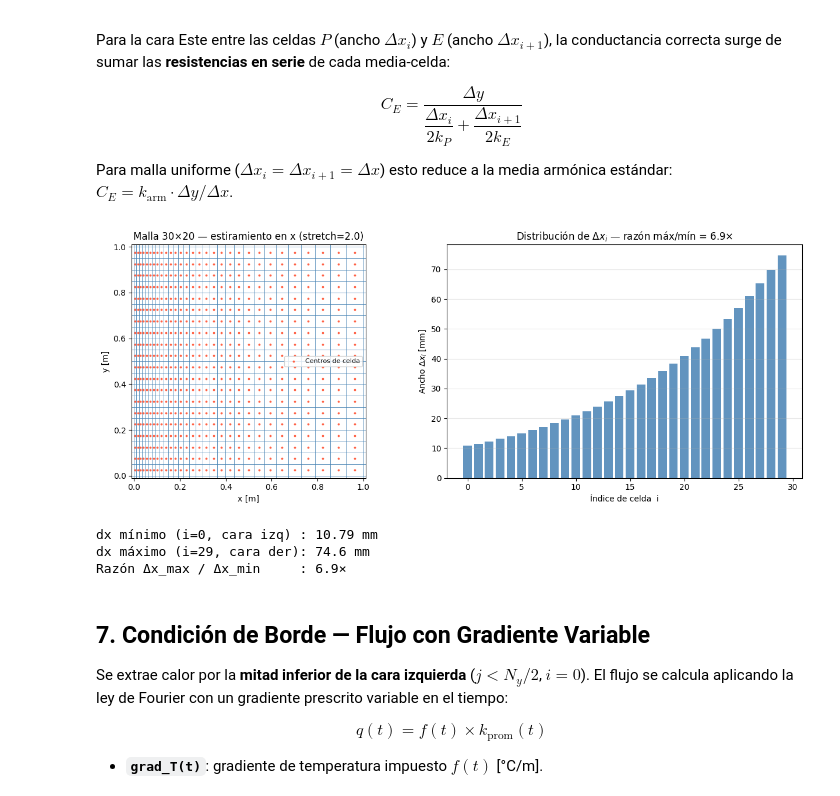
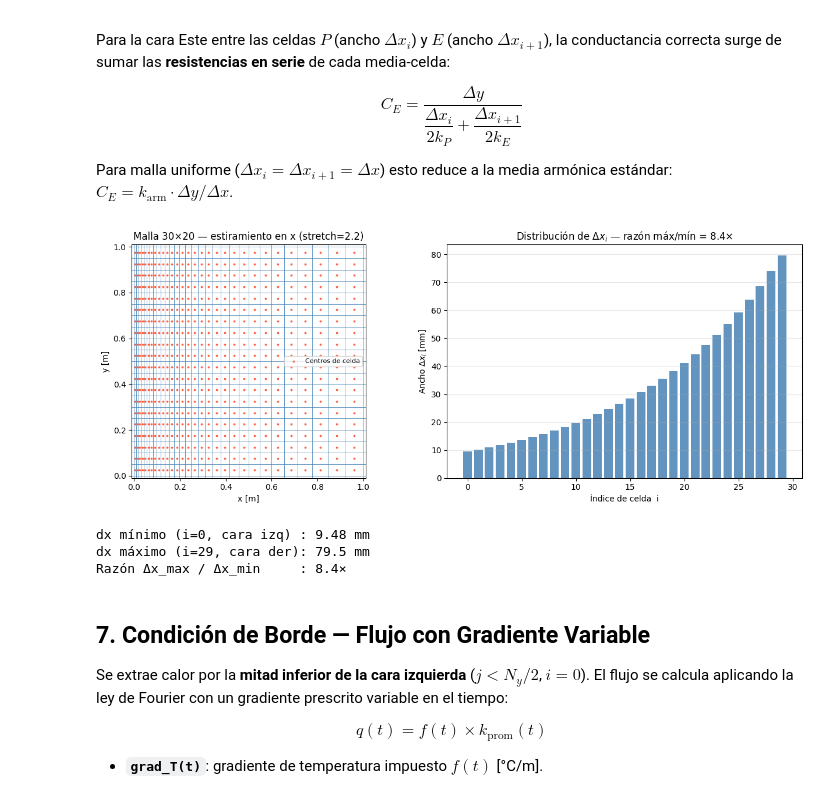
Before and after one commit to lucasbaezmiranda/sim-res-v2, a Jupyter notebook: difusion_2d_fvm_grilla_log.ipynb, the cells around one changed output. Saved outputs shown, nothing was run; the diff lists cells and outputs as text; code cells hidden in the pictures.

```diff
--- a/difusion_2d_fvm_grilla_log.ipynb
+++ b/difusion_2d_fvm_grilla_log.ipynb
@@ -190,7 +190,7 @@ $$C_E = \frac{\Delta y}{\dfrac{\Delta x_i}{2 k_P} + \dfrac{\Delta x_{i+1}}{2 k_E
 
 Para malla uniforme ($\Delta x_i = \Delta x_{i+1} = \Delta x$) esto reduce a la media armónica estándar: $C_E = k_{\text{arm}} \cdot \Delta y / \Delta x$.
 # %%
-stretch = 2.0   # factor de estiramiento
+stretch = 2.2   # factor de estiramiento
                 # stretch=0 → uniforme; stretch=3 → celda der ≈18× más ancha que izq
 
 s      = np.linspace(0, 1, Nx + 1)
@@ -210,37 +210,37 @@ def idx(i, j):
 N = Nx * Ny
 
 # ----- Visualización de la malla -----
 fig, (ax1, ax2) = plt.subplots(1, 2, figsize=(13, 5))
 
 # Panel izquierdo: líneas de la grilla
 for xpos in xf:
     ax1.axvline(xpos, color='steelblue', lw=0.7, alpha=0.8)
 for k in range(Ny + 1):
     ax1.axhline(k * dy, color='steelblue', lw=0.7, alpha=0.8)
 ax1.scatter(X.ravel(), Y.ravel(), s=3, color='tomato', zorder=5, label='Centros de celda')
 ax1.set_xlim(-0.01, Lx + 0.01);  ax1.set_ylim(-0.01, Ly + 0.01)
 ax1.set_xlabel('x [m]');  ax1.set_ylabel('y [m]')
 ax1.set_title(f'Malla {Nx}×{Ny} — estiramiento en x (stretch={stretch})')
 ax1.set_aspect('equal');  ax1.legend(fontsize=8)
 
 # Panel derecho: distribución de anchos Δx
 ax2.bar(range(Nx), dx_arr * 1e3, color='steelblue', alpha=0.85, edgecolor='none')
 ax2.set_xlabel('Índice de celda  i')
 ax2.set_ylabel('Ancho $\\Delta x_i$ [mm]')
 ax2.set_title(f'Distribución de $\\Delta x_i$ — razón máx/mín = {dx_arr[-1]/dx_arr[0]:.1f}×')
 ax2.grid(True, alpha=0.3, axis='y')
 
 plt.tight_layout()
 plt.show()
 
 print(f"dx mínimo (i=0, cara izq) : {dx_arr[0]*1e3:.2f} mm")
 print(f"dx máximo (i={Nx-1}, cara der): {dx_arr[-1]*1e3:.1f} mm")
 print(f"Razón Δx_max / Δx_min     : {dx_arr[-1]/dx_arr[0]:.1f}×")
 # %% [output]
-[figure, old version]
+[figure, new version]
-dx mínimo (i=0, cara izq) : 10.79 mm
-dx máximo (i=29, cara der): 74.6 mm
-Razón Δx_max / Δx_min     : 6.9×
+dx mínimo (i=0, cara izq) : 9.48 mm
+dx máximo (i=29, cara der): 79.5 mm
+Razón Δx_max / Δx_min     : 8.4×
 # %% [markdown]
 ## 7. Condición de Borde — Flujo con Gradiente Variable
 
```
Also changed, not shown: parts of 10 cells of this notebook, 4 other files.
